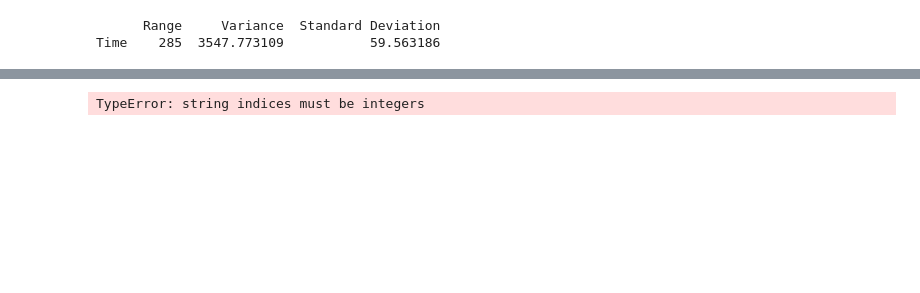
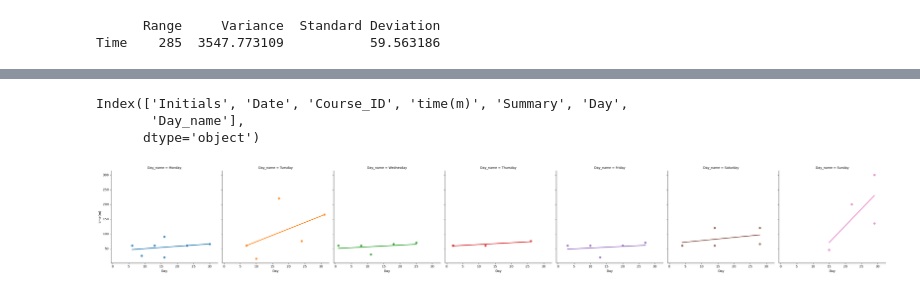
Before and after one commit to jalinroberts/Exam1-TimeSheetProject, a Jupyter notebook: Exam1:TimeSheetProject/Exam1_JTR.ipynb, the cells around one changed output, grey strips where cells are left out. Drawn from its saved outputs; the diff is of its cells as text; code cells hidden in the pictures; blank space fills up the shorter version.

```diff
--- a/Exam1:TimeSheetProject/Exam1_JTR.ipynb
+++ b/Exam1:TimeSheetProject/Exam1_JTR.ipynb
@@ -140,10 +148,17 @@ Time    285  3547.773109           59.563186
+# %%
+df.columns
+# %% [output]
+Index(['Initials', 'Date', 'Course_ID', 'time(m)', 'Summary', 'Day',
+       'Day_name'],
+      dtype='object')
 # %%
-lm_plot=sns.lmplot(x='Day_name',
+lm_plot=sns.lmplot(x='Day',
                    y='time(m)',
-                   data='df',
-                   hue='Day/Time',
-                  ci=False)
+                   data=df,
+                  ci=False,
+                  col='Day_name',
+                  hue='Day_name')
 # %% [output]
-TypeError: string indices must be integers
+[figure, added]
 # %% [markdown]
 ### Create a pair plot of Day and Time and add course id as hue
```
Also changed, not shown: parts of 16 cells of this notebook.
